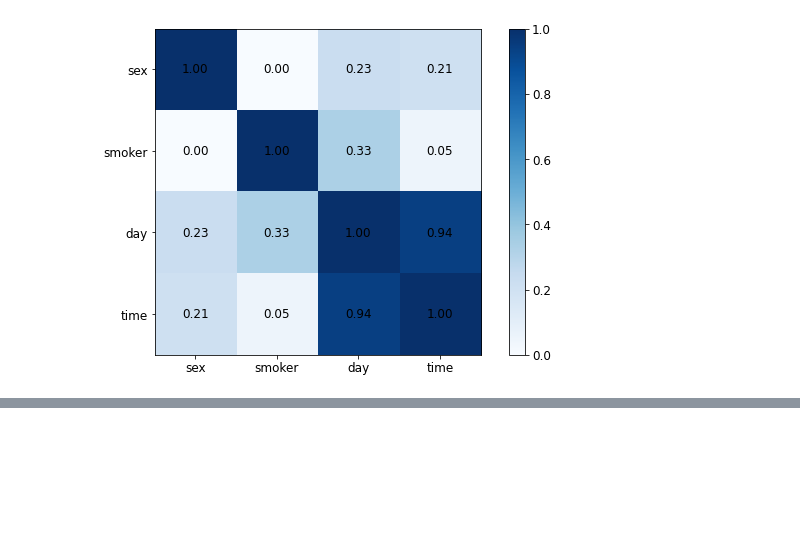
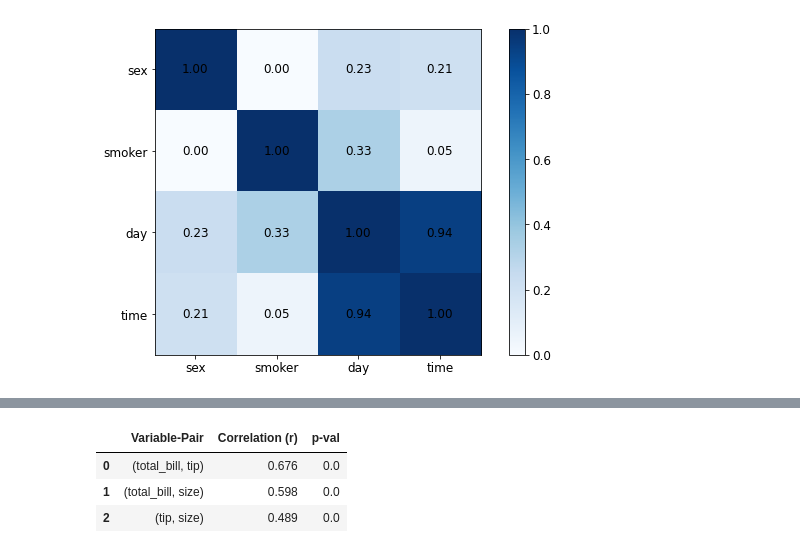
Before and after one commit to rahul-raoniar/pysustrans, a Jupyter notebook: pysustrans/Test.ipynb, the cells around one changed output, grey strips where cells are left out. Cells and saved outputs as stored; diff of their text form; code cells hidden in the pictures; blank space fills up the shorter version.

```diff
--- a/pysustrans/Test.ipynb
+++ b/pysustrans/Test.ipynb
@@ -71,0 +95,7 @@ for (x, y), t in np.ndenumerate(cfit):
+# %%
+res["corr_df"]
+# %% [output]
+|  | Variable-Pair | Correlation (r) | p-val |
+| 0 | (total_bill, tip) | 0.676 | 0.0 |
+| 1 | (total_bill, size) | 0.598 | 0.0 |
+| 2 | (tip, size) | 0.489 | 0.0 |
```
Also changed, not shown: parts of 10 cells of this notebook.
